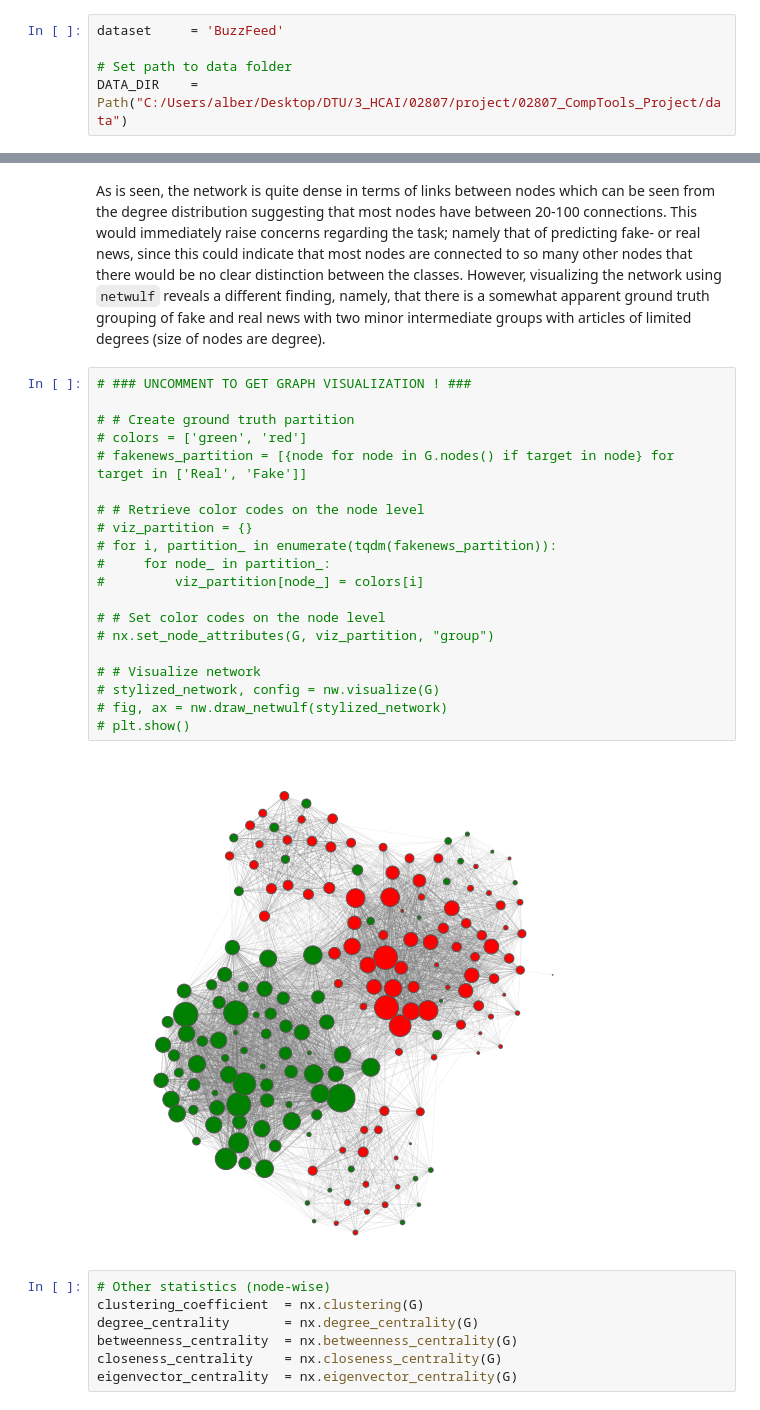
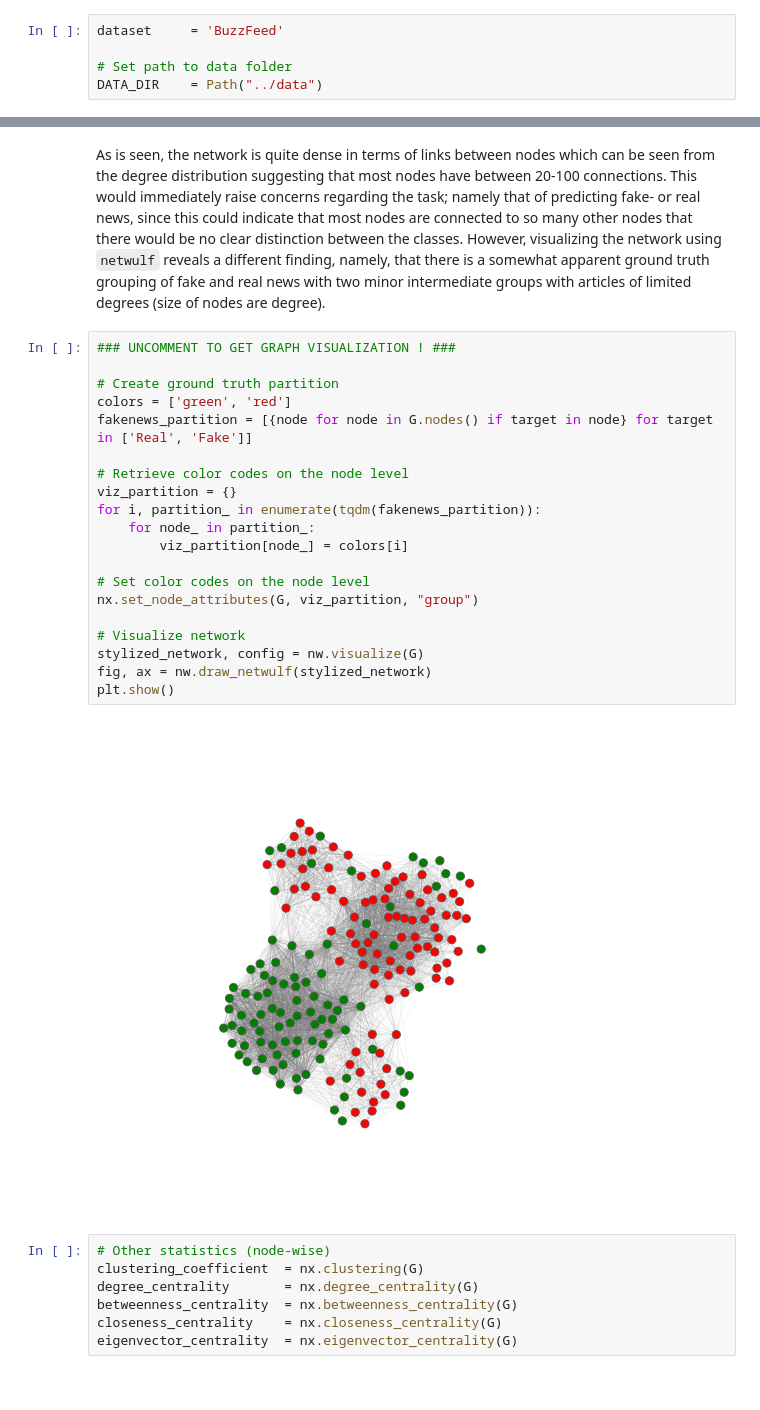
Before and after one commit to augustsemrau/02807_CompTools_Project, a Jupyter notebook: notebooks/explainer_FakeNewsNet.ipynb, the cells around one changed output, grey strips where cells are left out. Cells and saved outputs as stored; diff of their text form.

```diff
--- a/notebooks/explainer_FakeNewsNet.ipynb
+++ b/notebooks/explainer_FakeNewsNet.ipynb
@@ -38,7 +45,7 @@ Initially, the dataset will be loaded and processed before 1) $K$ train/test spl
 dataset     = 'BuzzFeed'
 
 # Set path to data folder
-DATA_DIR    = Path("C:/Users/alber/Desktop/DTU/3_HCAI/02807/project/02807_CompTools_Project/data")
+DATA_DIR    = Path("../data")
 # %% [markdown]
 ### Text-based dataset
 # %% [markdown]
@@ -287,27 +379,27 @@ Density:                0.2897
 # %% [markdown]
 As is seen, the network is quite dense in terms of links between nodes which can be seen from the degree distribution suggesting that most nodes have between 20-100 connections. This would immediately raise concerns regarding the task; namely that of predicting fake- or real news, since this could indicate that most nodes are connected to so many other nodes that there would be no clear distinction between the classes. However, visualizing the network using `netwulf` reveals a different finding, namely, that there is a somewhat apparent ground truth grouping of fake and real news with two minor intermediate groups with articles of limited degrees (size of nodes are degree).
 # %%
-# ### UNCOMMENT TO GET GRAPH VISUALIZATION ! ###
+### UNCOMMENT TO GET GRAPH VISUALIZATION ! ###
 
-# # Create ground truth partition
-# colors = ['green', 'red']
-# fakenews_partition = [{node for node in G.nodes() if target in node} for target in ['Real', 'Fake']]
+# Create ground truth partition
+colors = ['green', 'red']
+fakenews_partition = [{node for node in G.nodes() if target in node} for target in ['Real', 'Fake']]
 
-# # Retrieve color codes on the node level
-# viz_partition = {}
-# for i, partition_ in enumerate(tqdm(fakenews_partition)):
-#     for node_ in partition_:
-#         viz_partition[node_] = colors[i]
+# Retrieve color codes on the node level
+viz_partition = {}
+for i, partition_ in enumerate(tqdm(fakenews_partition)):
+    for node_ in partition_:
+        viz_partition[node_] = colors[i]
 
-# # Set color codes on the node level
-# nx.set_node_attributes(G, viz_partition, "group")
+# Set color codes on the node level
+nx.set_node_attributes(G, viz_partition, "group")
 
-# # Visualize network
-# stylized_network, config = nw.visualize(G)
-# fig, ax = nw.draw_netwulf(stylized_network)
-# plt.show()
+# Visualize network
+stylized_network, config = nw.visualize(G)
+fig, ax = nw.draw_netwulf(stylized_network)
+plt.show()
 # %% [output]
-[figure, old version]
+[figure, new version]
 # %%
 # Other statistics (node-wise)
 clustering_coefficient  = nx.clustering(G)
```
Also changed, not shown: parts of 6 cells of this notebook, 1 other file.
